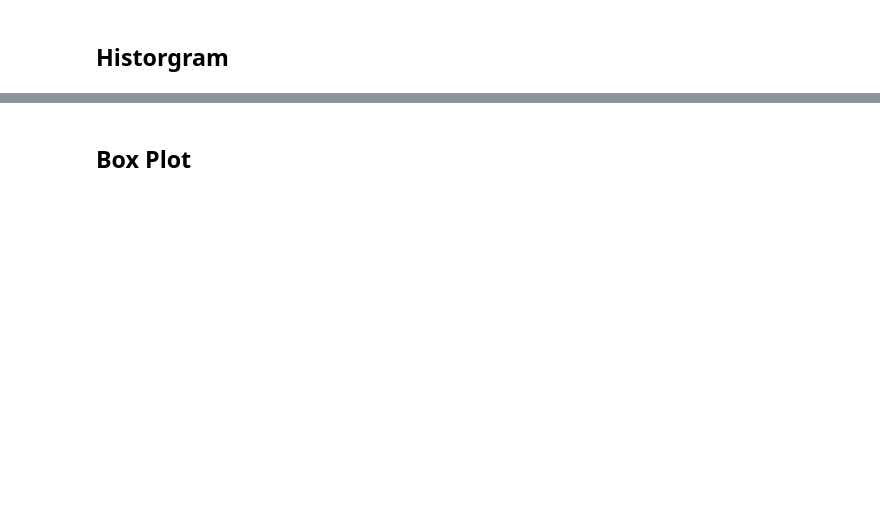
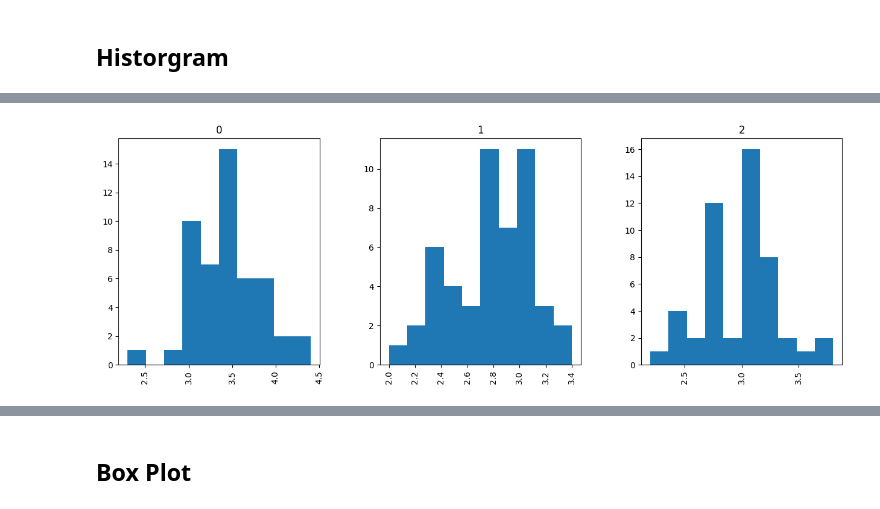
Before and after one commit to drdarina/hss_stats_workshop, a Jupyter notebook: part1.ipynb, the cells around one changed output, grey strips where cells are left out. Cells and saved outputs as stored; diff of their text form; code cells hidden in the pictures; blank space fills up the shorter version.

```diff
--- a/part1.ipynb
+++ b/part1.ipynb
@@ -158,2 +246,4 @@ _ = plt.title('petal width histogram')
 # %%
-_ = df.hist(column='s_width', by='target', bins=20, layout=(1,3), figsize=(15,5))
+_ = df.hist(column='s_width', by='target', bins=10, layout=(1,3), figsize=(15,5))
+# %% [output]
+[figure, added]
```
Also changed, not shown: parts of 26 cells of this notebook, 3 other files.
